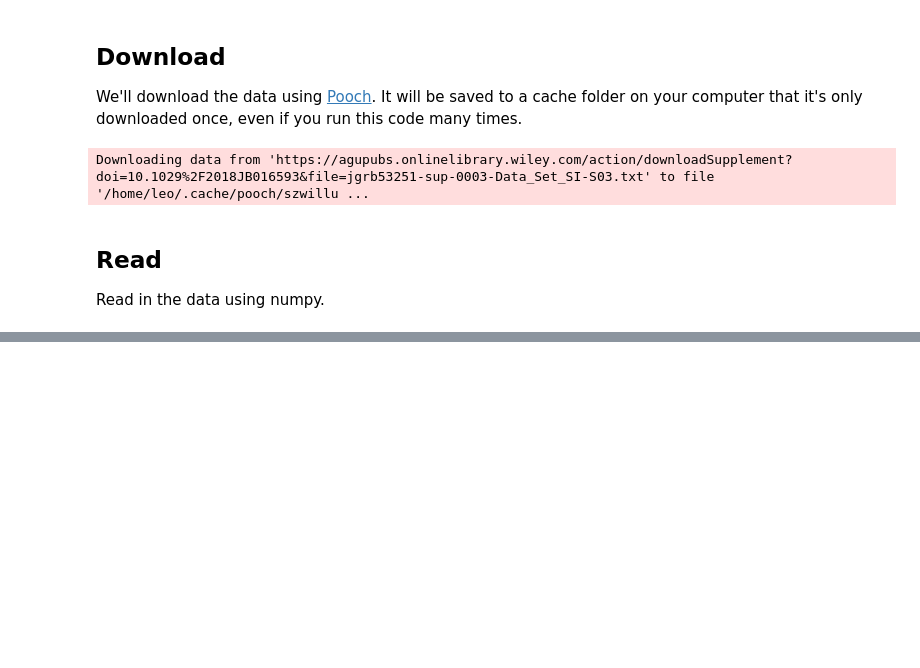
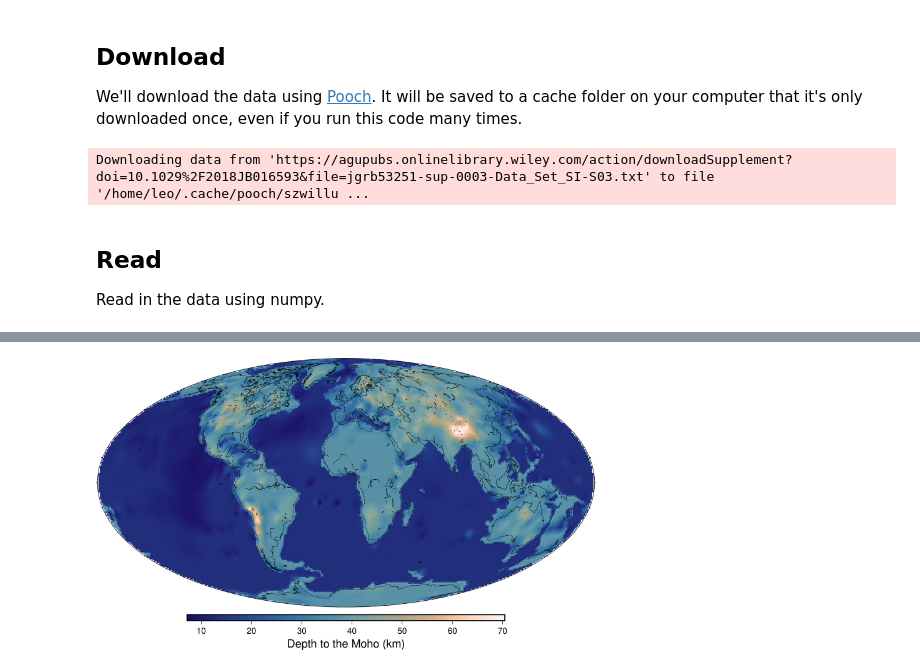
Before and after one commit to compgeolab/szwillus-moho-depth, a Jupyter notebook: notebooks/download.ipynb, the cells around one changed output, grey strips where cells are left out. Cells and saved outputs as stored; diff of their text form; code cells hidden in the pictures; blank space fills up the shorter version.

```diff
--- a/notebooks/download.ipynb
+++ b/notebooks/download.ipynb
@@ -28,3 +30,11 @@ Downloading data from 'https://agupubs.onlinelibrary.wiley.com/action/downloadSu
 ## Read
 
 Read in the data using numpy.
+# %%
+header_lines = []
+with open(fname, encoding="latin1") as data_file:
+    for line in data_file:
+        if line.startswith("#"):
+            header_lines.append(line[1:].strip())
+header = '\n'.join(header_lines)
+print(header)
@@ -30,0 +59,4 @@ Read in the data using numpy.
+# %%
+longitude, latitude, moho_depth, uncertainty = np.loadtxt(fname, encoding="latin1", unpack=True)
+# %%
+shape = (180, 360)
@@ -30,0 +137,14 @@ Read in the data using numpy.
+# %%
+fig = pygmt.Figure()
+fig.basemap(region="g", projection="W0/25c", frame="f")
+pygmt.makecpt(cmap="lapaz", series=data.moho_depth.attrs["actual_range"])
+fig.grdimage(data.moho_depth, cmap=True, shading="+ne0.1")
+fig.colorbar(
+    position="JBC+h+w16c/0.3c+o0c/0.4c",
+    frame='x10+l"Depth to the Moho (km)"'
+)
+fig.coast(shorelines=True)
+fig.savefig("szwillus-moho-depth.png", dpi=600)
+fig.show()
+# %% [output]
+[figure, added]
```
Also changed, not shown: parts of 3 cells of this notebook.
